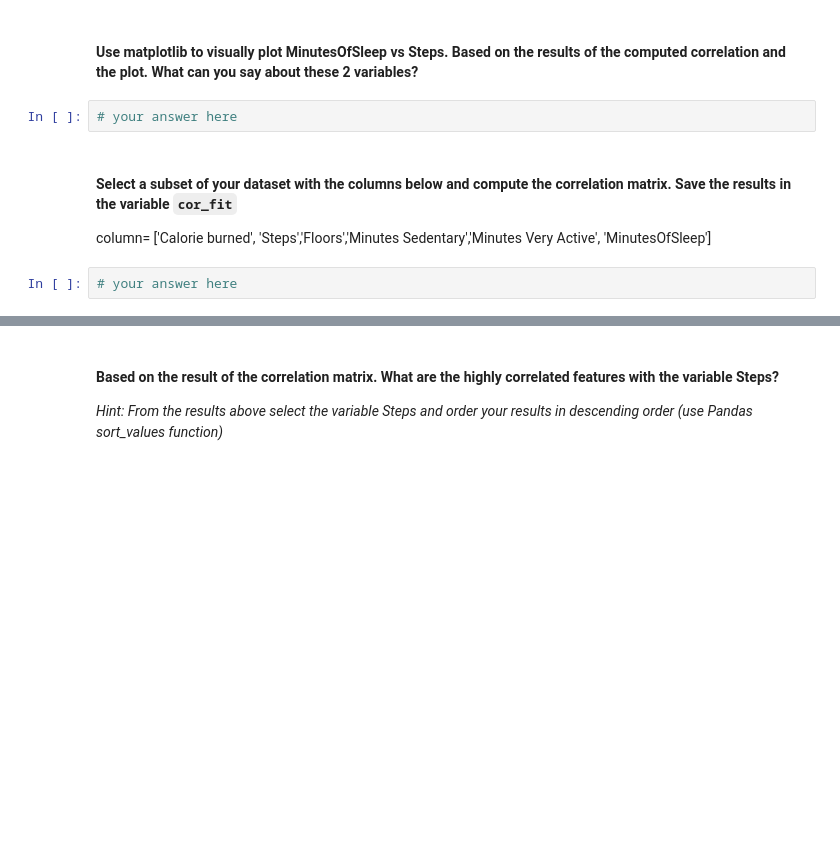
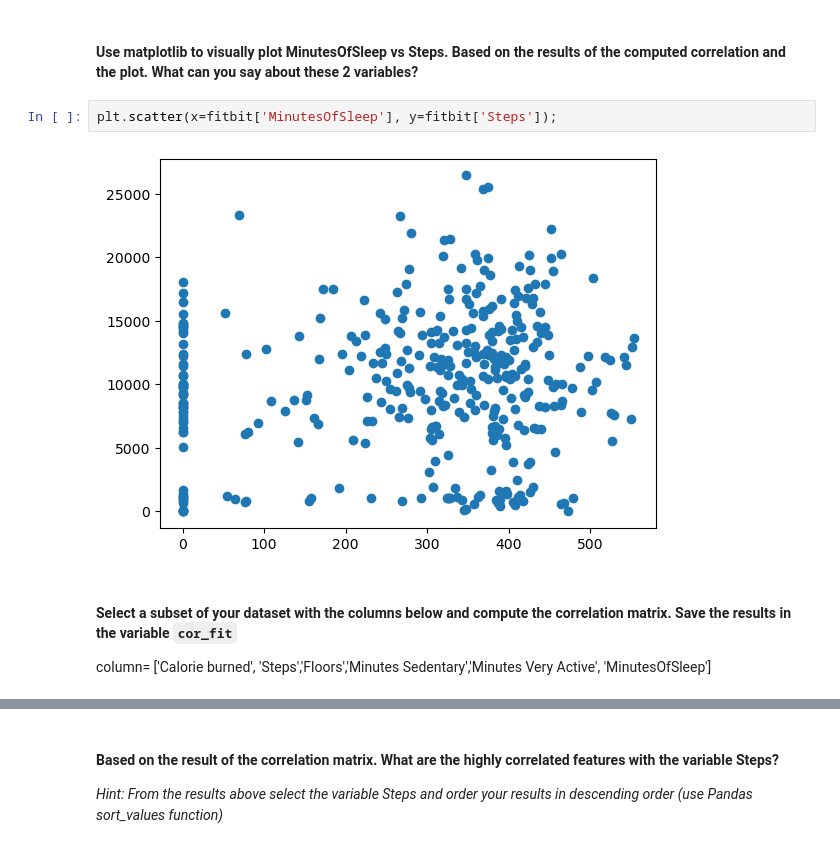
Before and after one commit to Ironhack-Data-Madrid-Octubre-2023/5.1-lab_pivot_table_and_correlation, a Jupyter notebook: your_code/main.ipynb, the cells around one changed output, grey strips where cells are left out. Cells and saved outputs as stored; diff of their text form; blank space fills up the shorter version.

```diff
--- a/your_code/main.ipynb
+++ b/your_code/main.ipynb
@@ -232,9 +240,9 @@ Although not always, there seems to be a relationship in which steps are correla
 # %% [markdown]
 #### Use matplotlib to visually plot MinutesOfSleep vs Steps. Based on the results of the computed correlation and the plot. What can you say about these 2 variables?
-# %%
-# your answer here
+# %%
+plt.scatter(x=fitbit['MinutesOfSleep'], y=fitbit['Steps']);
+# %% [output]
+[figure, added]
 # %% [markdown]
 #### Select a subset of your dataset with the columns below and compute the correlation matrix. Save the results in the variable `cor_fit`
 column= ['Calorie burned', 'Steps','Floors','Minutes Sedentary','Minutes Very Active', 'MinutesOfSleep']
-# %%
-# your answer here
```
Also changed, not shown: parts of 10 cells of this notebook.
